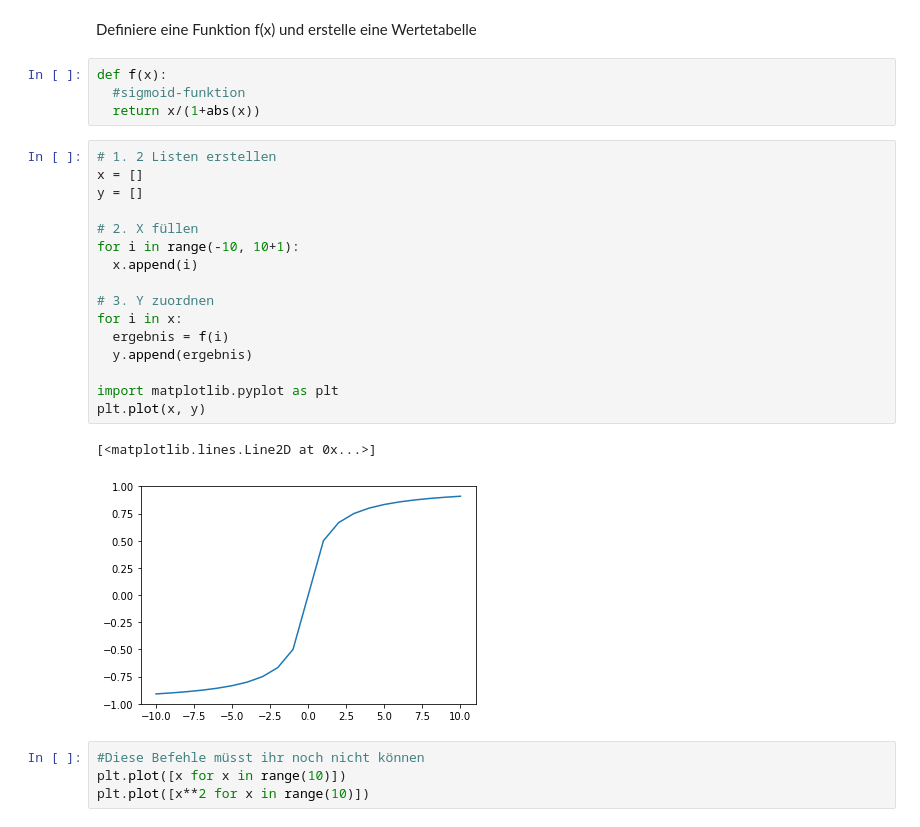
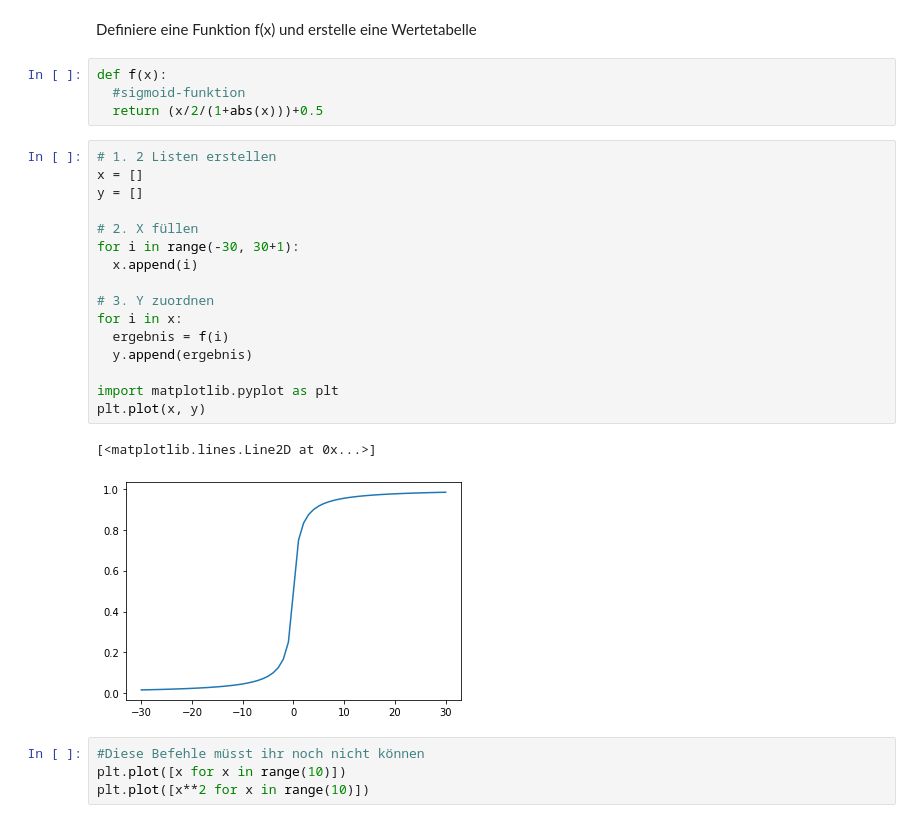
Before and after one commit to Pythonimeislabor/repo1, a Jupyter notebook: unser_erstes_notebook.ipynb, the cells around one changed output. Drawn from its saved outputs; the diff is of its cells as text.

```diff
--- a/unser_erstes_notebook.ipynb
+++ b/unser_erstes_notebook.ipynb
@@ -493,26 +493,26 @@ Definiere eine Funktion f(x) und erstelle eine Wertetabelle
 # %%
 def f(x):
   #sigmoid-funktion
-  return x/(1+abs(x))
+  return (x/2/(1+abs(x)))+0.5
 # %%
 # 1. 2 Listen erstellen
 x = []
 y = []
 
 # 2. X füllen
-for i in range(-10, 10+1):
+for i in range(-30, 30+1):
   x.append(i)
 
 # 3. Y zuordnen
 for i in x:
   ergebnis = f(i)
   y.append(ergebnis)
 
 import matplotlib.pyplot as plt
 plt.plot(x, y)
 # %% [output]
 [<matplotlib.lines.Line2D at 0x...>]
-[figure, old version]
+[figure, new version]
 # %%
 #Diese Befehle müsst ihr noch nicht können
 plt.plot([x for x in range(10)])
```
